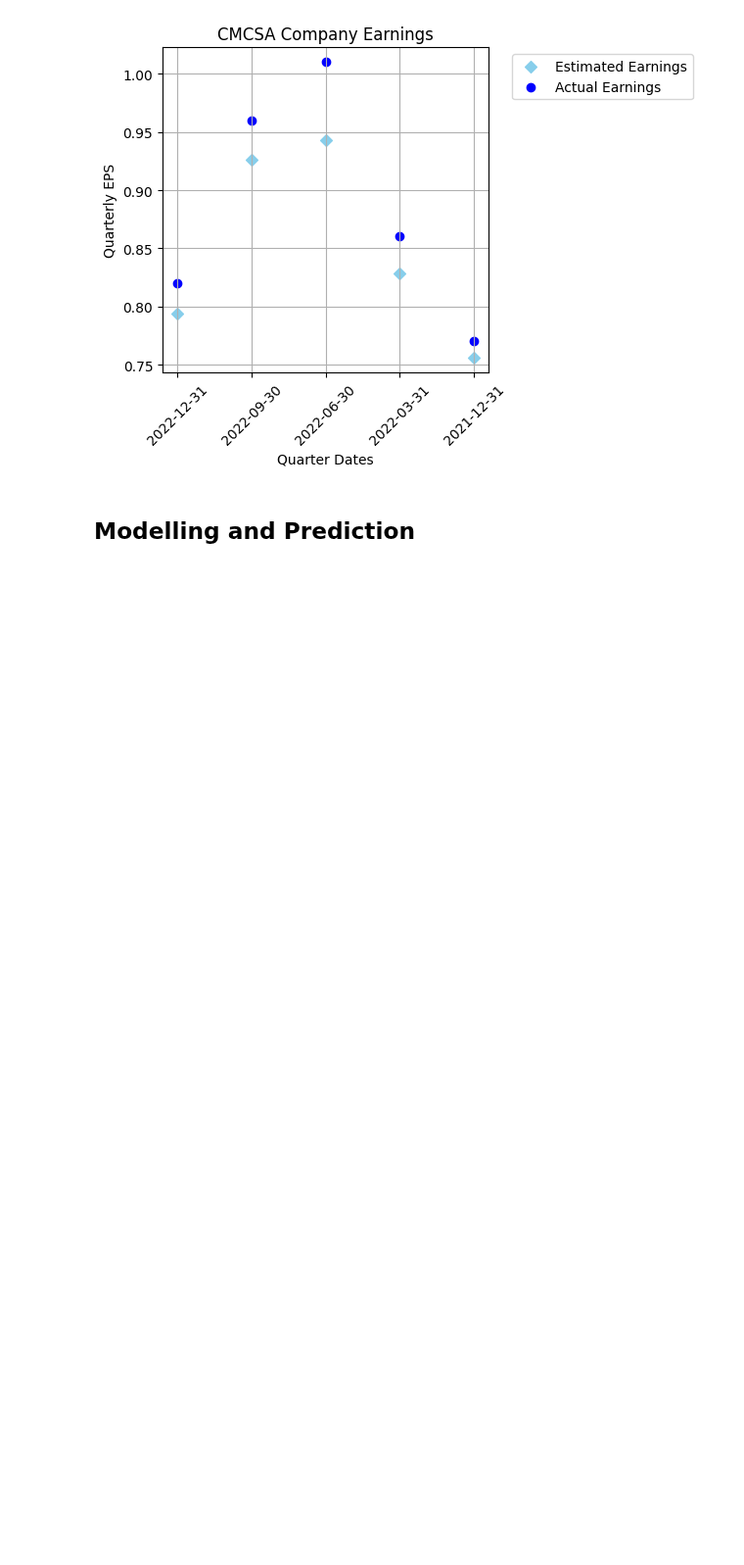
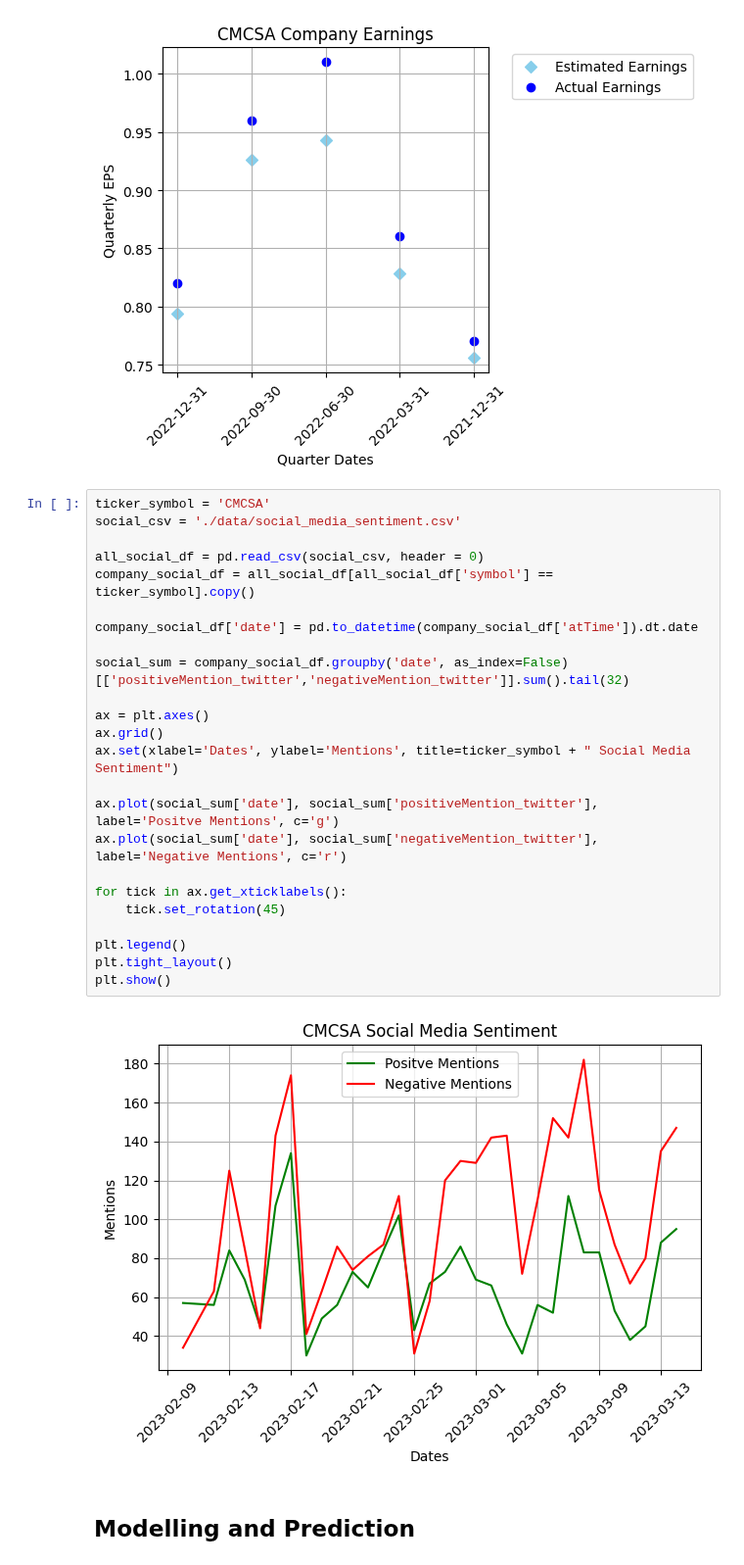
Before and after one commit to geoffpatton/dsci-521-project, a Jupyter notebook: final_project_impl.ipynb, the cells around one changed output. Shown at 98% size. Cells and saved outputs as stored; diff of their text form; blank space fills up the shorter version.

```diff
--- a/final_project_impl.ipynb
+++ b/final_project_impl.ipynb
@@ -252,6 +252,32 @@ plt.tight_layout()
 plt.show()
 # %% [output]
 [figure]
+# %%
+ticker_symbol = 'CMCSA'
+social_csv = './data/social_media_sentiment.csv'
+
+all_social_df = pd.read_csv(social_csv, header = 0)
+company_social_df = all_social_df[all_social_df['symbol'] == ticker_symbol].copy()
+
+company_social_df['date'] = pd.to_datetime(company_social_df['atTime']).dt.date
+
+social_sum = company_social_df.groupby('date', as_index=False)[['positiveMention_twitter','negativeMention_twitter']].sum().tail(32)
+
+ax = plt.axes()
+ax.grid()
+ax.set(xlabel='Dates', ylabel='Mentions', title=ticker_symbol + " Social Media Sentiment")
+
+ax.plot(social_sum['date'], social_sum['positiveMention_twitter'], label='Positve Mentions', c='g')
+ax.plot(social_sum['date'], social_sum['negativeMention_twitter'], label='Negative Mentions', c='r')
+
+for tick in ax.get_xticklabels():
+    tick.set_rotation(45)
+
+plt.legend()
+plt.tight_layout()
+plt.show()
+# %% [output]
+[figure, added]
 # %% [markdown]
 ## Modelling and Prediction
 # %%
```
Also changed, not shown: parts of 2 cells of this notebook.
